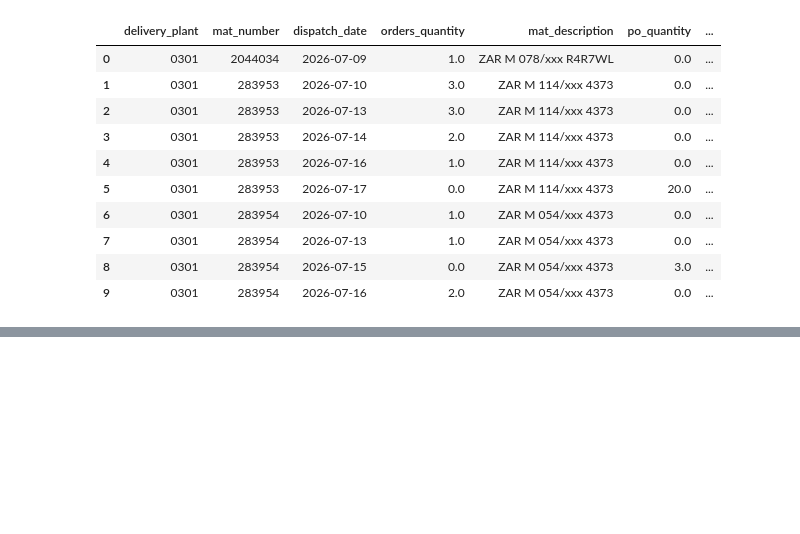
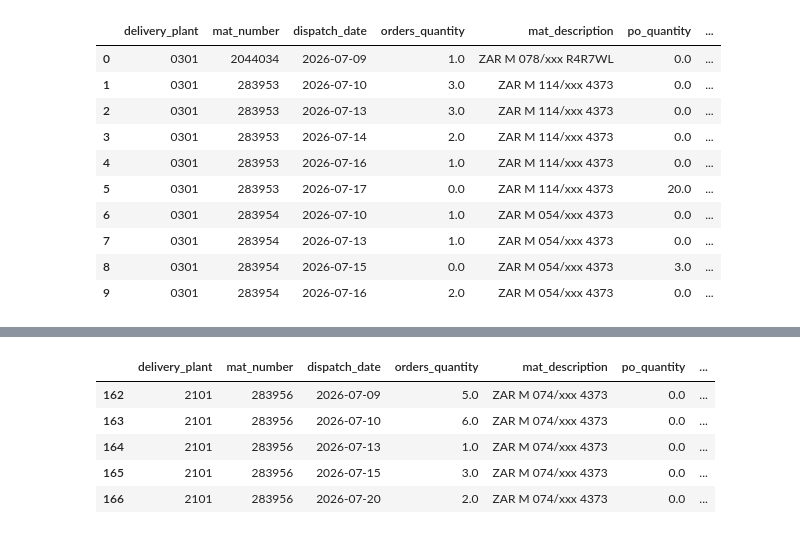
Before and after one commit to toThePyPoint/37_MISSING_STOCK_ORDERS_IDENTIFIER, a Jupyter notebook: notebook.ipynb, the cells around one changed output, grey strips where cells are left out. Cells and saved outputs as stored; diff of their text form; code cells hidden in the pictures; blank space fills up the shorter version.

```diff
--- a/notebook.ipynb
+++ b/notebook.ipynb
@@ -213,0 +167,9 @@ final_df.head(20)
+# %%
+cohv_df = pd.read_excel(source_files['cohv'], dtype=cohv_dtypes)
+cohv_df = cohv_df.rename(columns=cohv_new_columns_names)
+cohv_df['production_date'] = pd.to_datetime(cohv_df['production_date'], dayfirst=True, errors='coerce')
+# %%
+cohv_df = cohv_df[cohv_df['mat_number'].isin(sap_list)]
+cohv_df = cohv_df.groupby(['production_plant', 'mat_number', 'production_date'], as_index=False).agg({
+    'production_quantity': 'sum',
+})
@@ -213,0 +185,13 @@ final_df.head(20)
+# %%
+zsdkap_zek103_mb52_cohv_merged_df = pd.merge(zsdkap_zek103_mb52_merged_df, cohv_df, left_on=['delivery_plant', 'mat_number', 'dispatch_date'], right_on=['production_plant', 'mat_number', 'production_date'], how='left').drop(columns=['production_date', 'production_plant'])
+# %%
+zsdkap_zek103_mb52_cohv_merged_df['prodcution_quantity'] = zsdkap_zek103_mb52_cohv_merged_df['production_quantity'].fillna(0)
+# %%
+zsdkap_zek103_mb52_cohv_merged_df[zsdkap_zek103_mb52_cohv_merged_df['delivery_plant'] == '2101'].head(5)
+# %% [output]
+|  | delivery_plant | mat_number | dispatch_date | orders_quantity | mat_description | po_quantity | ... |
+| 162 | 2101 | 283956 | 2026-07-09 | 5.0 | ZAR M 074/xxx 4373 | 0.0 | ... |
+| 163 | 2101 | 283956 | 2026-07-10 | 6.0 | ZAR M 074/xxx 4373 | 0.0 | ... |
+| 164 | 2101 | 283956 | 2026-07-13 | 1.0 | ZAR M 074/xxx 4373 | 0.0 | ... |
+| 165 | 2101 | 283956 | 2026-07-15 | 3.0 | ZAR M 074/xxx 4373 | 0.0 | ... |
+| 166 | 2101 | 283956 | 2026-07-20 | 2.0 | ZAR M 074/xxx 4373 | 0.0 | ... |
```
Also changed, not shown: parts of 22 cells of this notebook, 1 other file.
